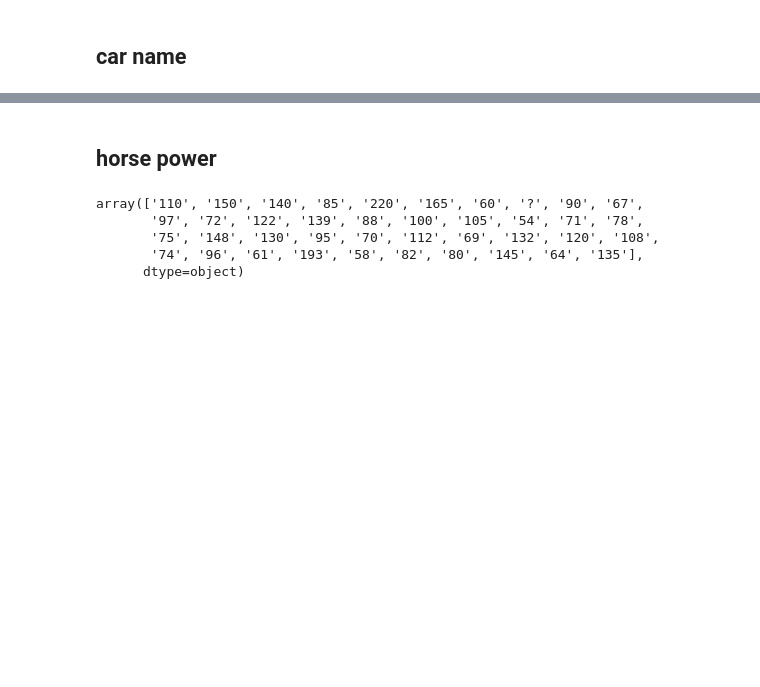
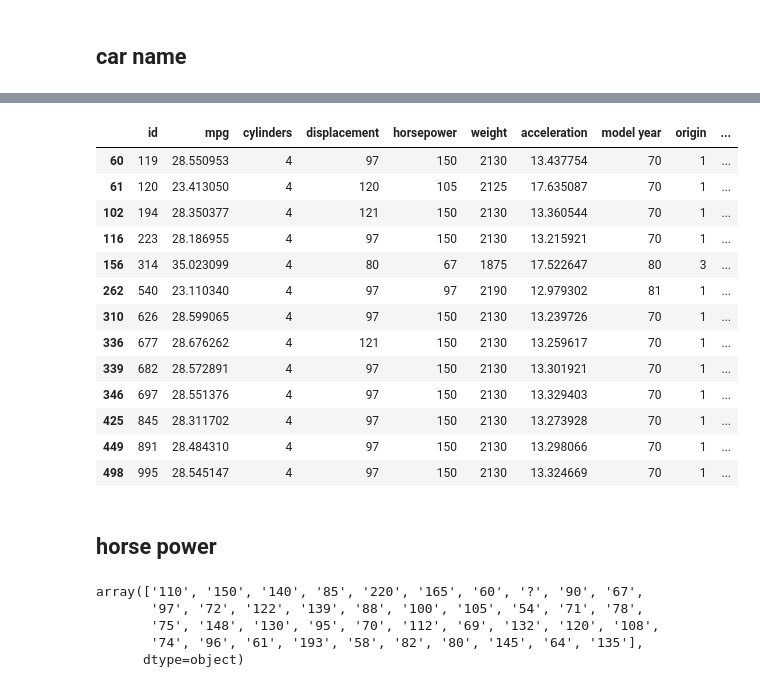
Before and after one commit to YusukeAmg/SIGNATE_4th_BeginnerOnlyCompetition, a Jupyter notebook: notebook/ExplanatoryDataAnalysis.ipynb, the cells around one changed output, grey strips where cells are left out. Drawn from its saved outputs; the diff is of its cells as text; code cells hidden in the pictures; blank space fills up the shorter version.

```diff
--- a/notebook/ExplanatoryDataAnalysis.ipynb
+++ b/notebook/ExplanatoryDataAnalysis.ipynb
@@ -160,3 +217,20 @@ display(train.head(10))
+# %%
+train.loc[train['car name'].str.contains('510')]
+# %% [output]
+|  | id | mpg | cylinders | displacement | horsepower | weight | acceleration | model year | origin | ... |
+| 60 | 119 | 28.550953 | 4 | 97 | 150 | 2130 | 13.437754 | 70 | 1 | ... |
+| 61 | 120 | 23.413050 | 4 | 120 | 105 | 2125 | 17.635087 | 70 | 1 | ... |
+| 102 | 194 | 28.350377 | 4 | 121 | 150 | 2130 | 13.360544 | 70 | 1 | ... |
+| 116 | 223 | 28.186955 | 4 | 97 | 150 | 2130 | 13.215921 | 70 | 1 | ... |
+| 156 | 314 | 35.023099 | 4 | 80 | 67 | 1875 | 17.522647 | 80 | 3 | ... |
+| 262 | 540 | 23.110340 | 4 | 97 | 97 | 2190 | 12.979302 | 81 | 1 | ... |
+| 310 | 626 | 28.599065 | 4 | 97 | 150 | 2130 | 13.239726 | 70 | 1 | ... |
+| 336 | 677 | 28.676262 | 4 | 121 | 150 | 2130 | 13.259617 | 70 | 1 | ... |
+| 339 | 682 | 28.572891 | 4 | 97 | 150 | 2130 | 13.301921 | 70 | 1 | ... |
+| 346 | 697 | 28.551376 | 4 | 97 | 150 | 2130 | 13.329403 | 70 | 1 | ... |
+| 425 | 845 | 28.311702 | 4 | 97 | 150 | 2130 | 13.273928 | 70 | 1 | ... |
+| 449 | 891 | 28.484310 | 4 | 97 | 150 | 2130 | 13.298066 | 70 | 1 | ... |
+| 498 | 995 | 28.545147 | 4 | 97 | 150 | 2130 | 13.324669 | 70 | 1 | ... |
 # %% [markdown]
 ## horse power
 # %%
```
Also changed, not shown: parts of 24 cells of this notebook.
